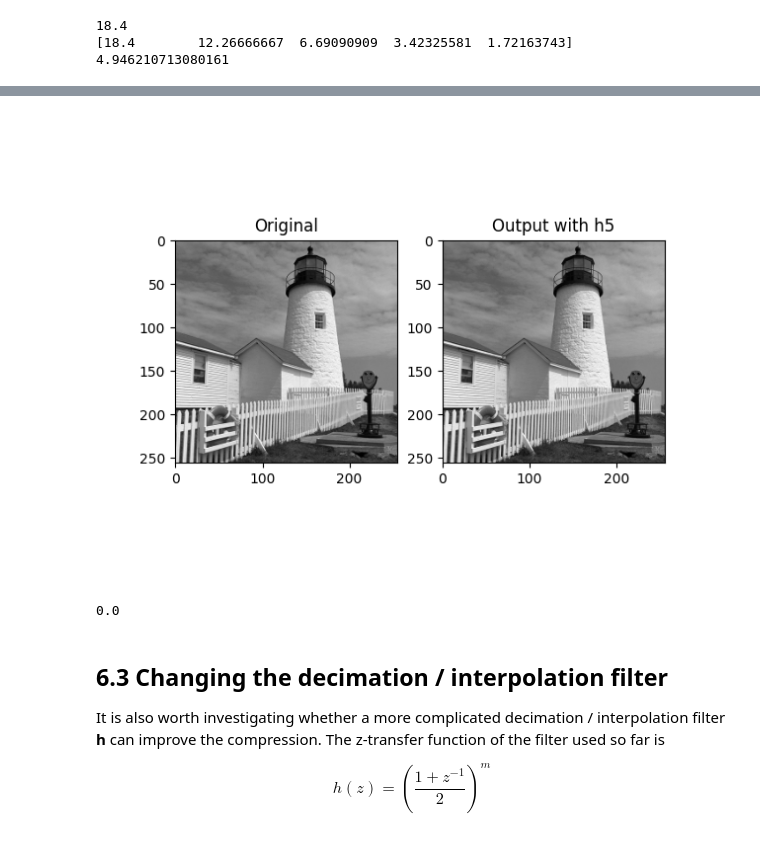
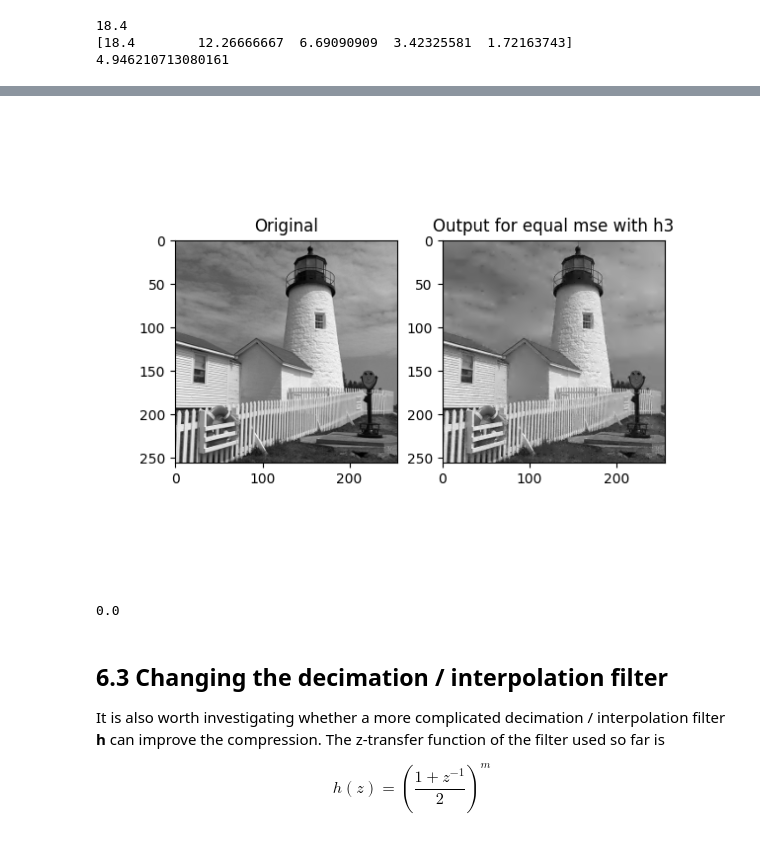
Before and after one commit to ki277/cued_sf2_lab, a Jupyter notebook: 6-laplacian-pyramid.ipynb, the cells around one changed output, grey strips where cells are left out. Cells and saved outputs as stored; diff of their text form; code cells hidden in the pictures.

```diff
--- a/6-laplacian-pyramid.ipynb
+++ b/6-laplacian-pyramid.ipynb
@@ -508,18 +519,3 @@ print('RMS for directly quantised image = ', np.std(X - quantise(X, 17)))
 0.053691133072227615
 RMS with optimised step size = 4.987673315050234
 RMS for directly quantised image =  4.933982181978006
-# %%
-X1, Y0 = py1enc(X, h)
-direct = np.std(X - quantise(X, step))
-rms = 0
-error = []
-for i in range(256):
-    X1 = quantise(X1, i)
-    X1_int = rowint(rowint(X1, 2*h).T, 2*h).T
-    Y0q = quantise(Y0, i)
-    Z1 = X1_int + Y0q
-    rms = np.std(X - Z1)
-    error.append(abs(rms - direct))
-
-print(np.argmin(error)+1)
-print(error[np.argmin(error)])
@@ -711,18 +704,20 @@ Compresion ratio for equal MSE with varying step sizes = 1.728056157962692
 # %%
 # look at the visual features
-Z3_h3, Z2_h3, Z1_h3, Z0_h3 = py4dec(Y0_h3, Y1_h3, Y2_h3, Y3_h3, X4_h3, h3)
+Z3_h3, Z2_h3, Z1_h3, Z0_h3_v = py4dec(quantise(Y0_h3, size_opt[0]), quantise(Y1_h3, size_opt[1]),
+                                        quantise(Y2_h3, size_opt[2]), quantise(Y3_h3, size_opt[3]),
+                                            quantise(X4_h3, size_opt[4]), h3)
 
 fig, ax = plt.subplots(1, 2)
 ax[0].imshow(X, cmap='gray')
 ax[0].set_title('Original')
-ax[1].imshow(Z0_h3, cmap='gray')
-ax[1].set_title('Output with h5')
+ax[1].imshow(Z0_h3_v, cmap='gray')
+ax[1].set_title('Output for equal mse with h3')
 plt.show()
 
 diff_h3 = np.max(np.abs(X - Z0_h3))
 print(diff_h3)
 # %% [output]
-[figure, old version]
+[figure, new version]
 0.0
 # %% [markdown]
 ## 6.3 Changing the decimation / interpolation filter
```
Also changed, not shown: parts of 20 cells of this notebook, 1 other file.
